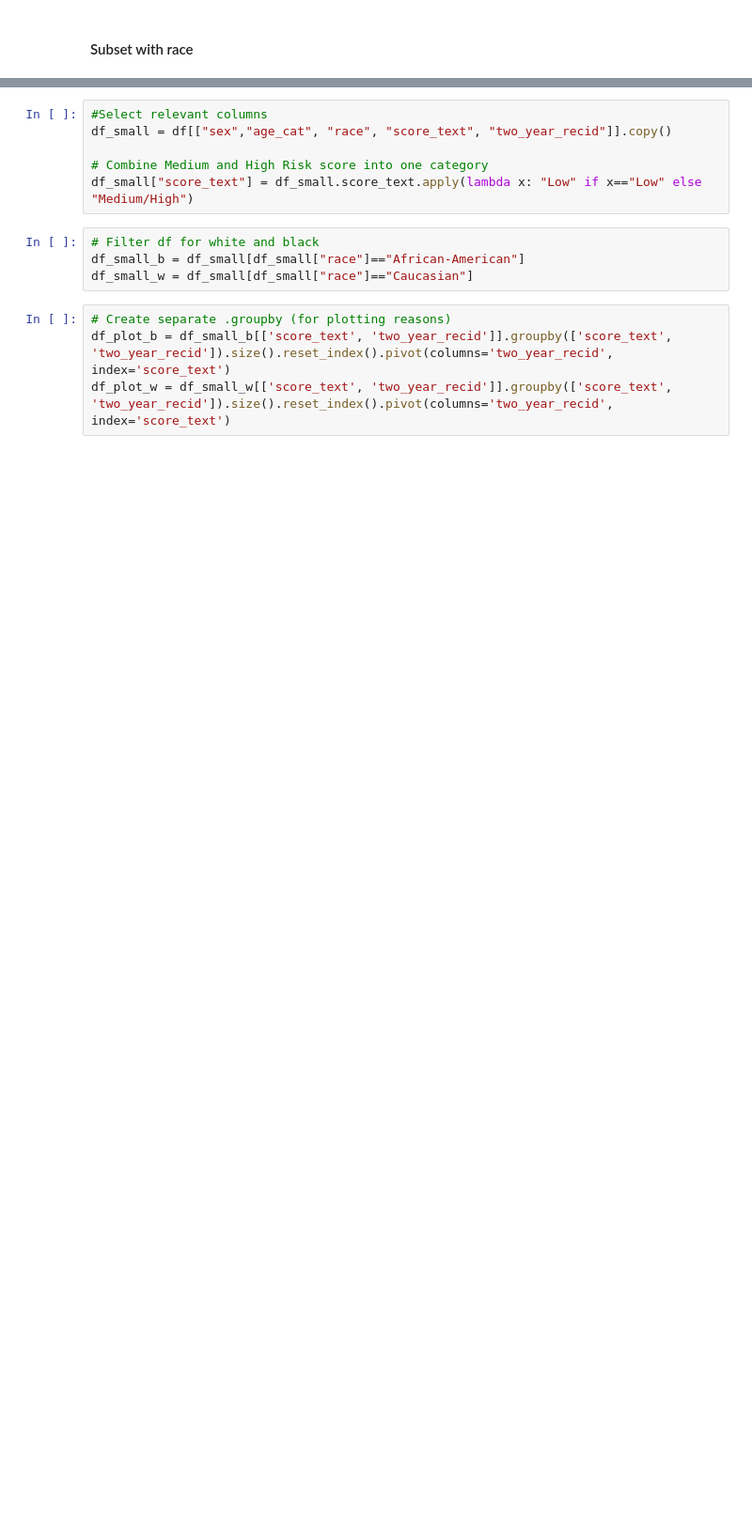
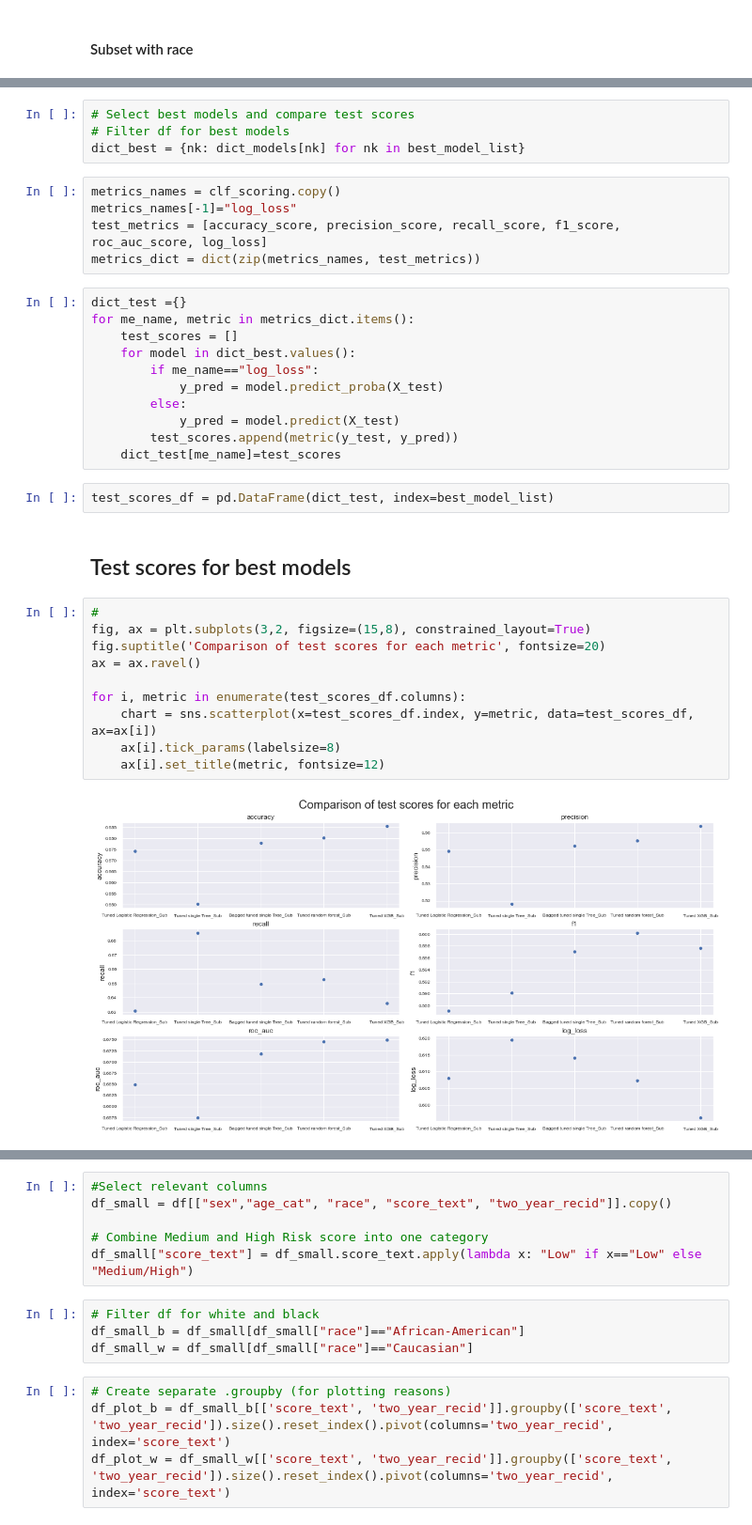
Before and after one commit to Heity94/Compas-recidivism-analysis, a Jupyter notebook: notebooks/Philipp/Final_presentation.ipynb, the cells around one changed output, grey strips where cells are left out. Shown at 94% size. Drawn from its saved outputs; the diff is of its cells as text; blank space fills up the shorter version.

```diff
--- a/notebooks/Philipp/Final_presentation.ipynb
+++ b/notebooks/Philipp/Final_presentation.ipynb
@@ -1475,0 +1706,36 @@ grid_results_list.append(grid_XGB_rs)
+# %%
+# Select best models and compare test scores
+# Filter df for best models
+dict_best = {nk: dict_models[nk] for nk in best_model_list}
+# %%
+metrics_names = clf_scoring.copy()
+metrics_names[-1]="log_loss"
+test_metrics = [accuracy_score, precision_score, recall_score, f1_score, roc_auc_score, log_loss]
+metrics_dict = dict(zip(metrics_names, test_metrics))
+# %%
+dict_test ={}
+for me_name, metric in metrics_dict.items():
+    test_scores = []
+    for model in dict_best.values():
+        if me_name=="log_loss":
+            y_pred = model.predict_proba(X_test)
+        else:
+            y_pred = model.predict(X_test)
+        test_scores.append(metric(y_test, y_pred))
+    dict_test[me_name]=test_scores
+# %%
+test_scores_df = pd.DataFrame(dict_test, index=best_model_list)
+# %% [markdown]
+## Test scores for best models
+# %%
+#
+fig, ax = plt.subplots(3,2, figsize=(15,8), constrained_layout=True)
+fig.suptitle('Comparison of test scores for each metric', fontsize=20)
+ax = ax.ravel()
+
+for i, metric in enumerate(test_scores_df.columns):
+    chart = sns.scatterplot(x=test_scores_df.index, y=metric, data=test_scores_df, ax=ax[i])
+    ax[i].tick_params(labelsize=8)
+    ax[i].set_title(metric, fontsize=12)
+# %% [output]
+[figure, added]
```
Also changed, not shown: parts of 137 cells of this notebook, 4 other files.
